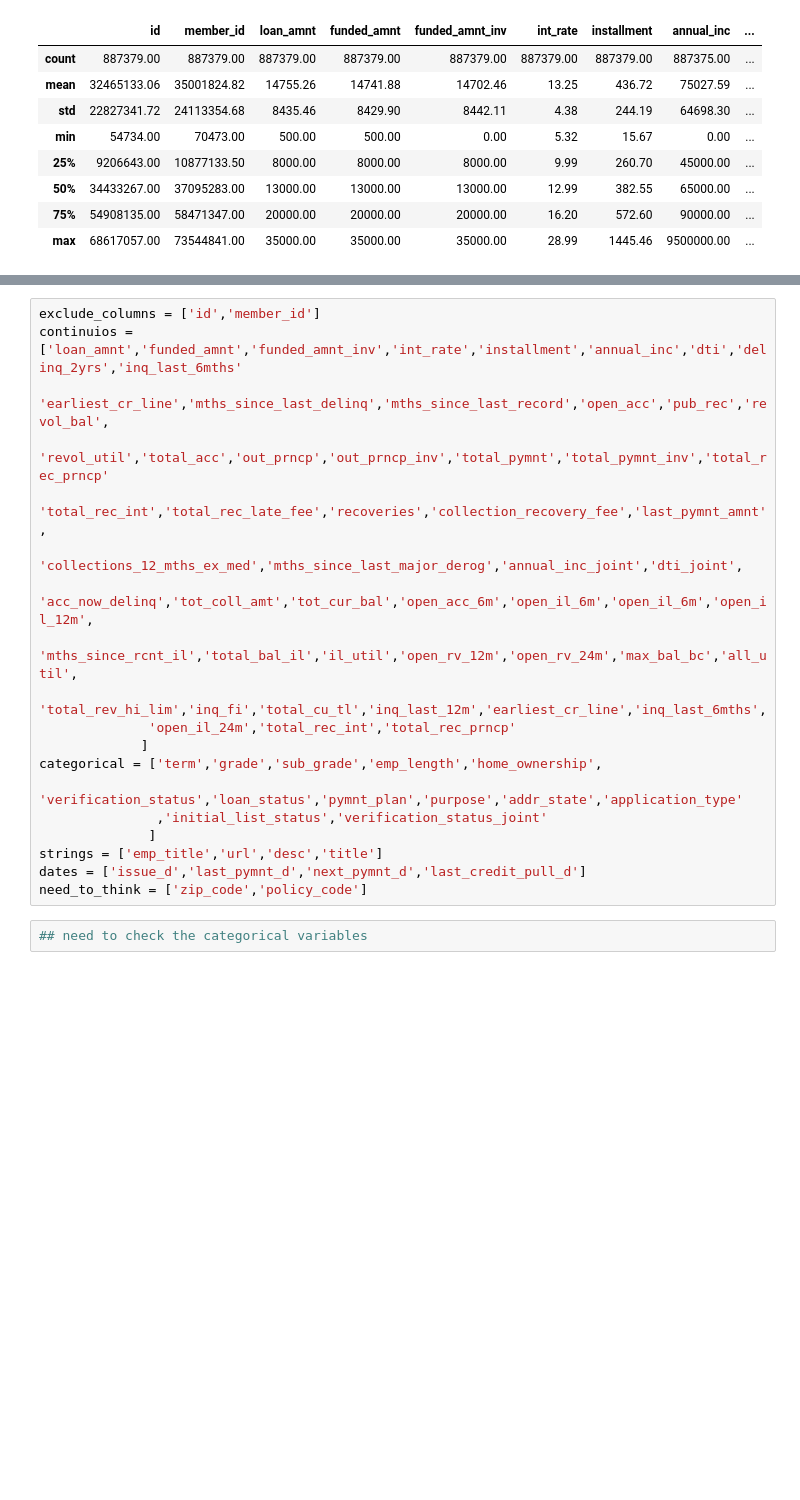
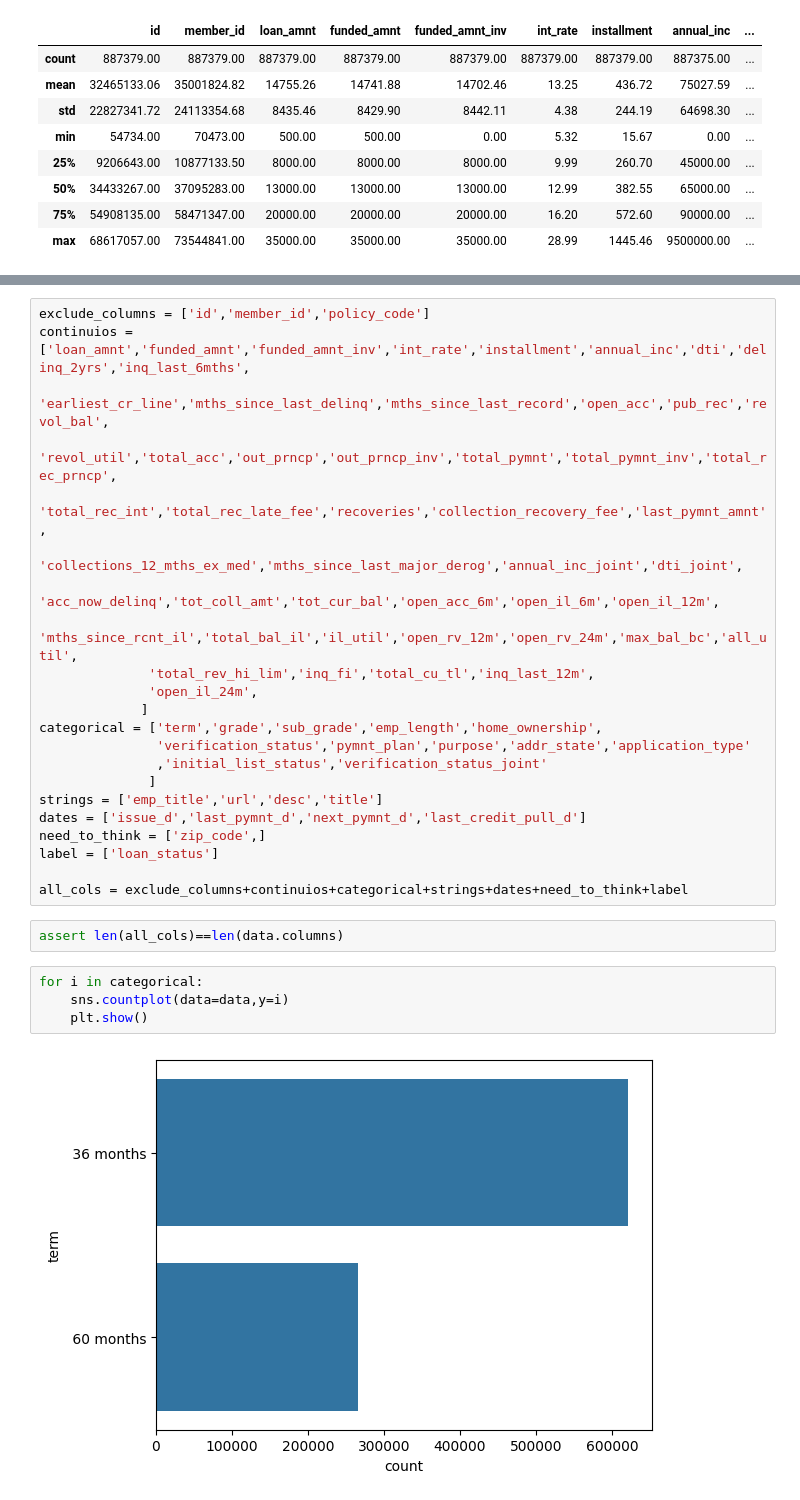
Before and after one commit to Oren-Ben/projects, a Jupyter notebook: charge_off_kaggle/co_prediction.ipynb, the cells around one changed output, grey strips where cells are left out. Saved outputs shown, nothing was run; the diff lists cells and outputs as text; blank space fills up the shorter version.

```diff
--- a/charge_off_kaggle/co_prediction.ipynb
+++ b/charge_off_kaggle/co_prediction.ipynb
@@ -95,22 +140,31 @@ Col:  term 2
 ... (128 outputs left out)
 # %%
-exclude_columns = ['id','member_id']
-continuios = ['loan_amnt','funded_amnt','funded_amnt_inv','int_rate','installment','annual_inc','dti','delinq_2yrs','inq_last_6mths'
+exclude_columns = ['id','member_id','policy_code']
+continuios = ['loan_amnt','funded_amnt','funded_amnt_inv','int_rate','installment','annual_inc','dti','delinq_2yrs','inq_last_6mths',
               'earliest_cr_line','mths_since_last_delinq','mths_since_last_record','open_acc','pub_rec','revol_bal',
-              'revol_util','total_acc','out_prncp','out_prncp_inv','total_pymnt','total_pymnt_inv','total_rec_prncp'
+              'revol_util','total_acc','out_prncp','out_prncp_inv','total_pymnt','total_pymnt_inv','total_rec_prncp',
               'total_rec_int','total_rec_late_fee','recoveries','collection_recovery_fee','last_pymnt_amnt',
               'collections_12_mths_ex_med','mths_since_last_major_derog','annual_inc_joint','dti_joint',
-              'acc_now_delinq','tot_coll_amt','tot_cur_bal','open_acc_6m','open_il_6m','open_il_6m','open_il_12m',
+              'acc_now_delinq','tot_coll_amt','tot_cur_bal','open_acc_6m','open_il_6m','open_il_12m',
               'mths_since_rcnt_il','total_bal_il','il_util','open_rv_12m','open_rv_24m','max_bal_bc','all_util',
-              'total_rev_hi_lim','inq_fi','total_cu_tl','inq_last_12m','earliest_cr_line','inq_last_6mths',
-              'open_il_24m','total_rec_int','total_rec_prncp'
+              'total_rev_hi_lim','inq_fi','total_cu_tl','inq_last_12m',
+              'open_il_24m',
              ]
 categorical = ['term','grade','sub_grade','emp_length','home_ownership',
-               'verification_status','loan_status','pymnt_plan','purpose','addr_state','application_type'
+               'verification_status','pymnt_plan','purpose','addr_state','application_type'
                ,'initial_list_status','verification_status_joint'
               ]
 strings = ['emp_title','url','desc','title']
 dates = ['issue_d','last_pymnt_d','next_pymnt_d','last_credit_pull_d']
-need_to_think = ['zip_code','policy_code']
+need_to_think = ['zip_code',]
+label = ['loan_status']
+
+all_cols = exclude_columns+continuios+categorical+strings+dates+need_to_think+label
-# %%
-## need to check the categorical variables
+# %%
+assert len(all_cols)==len(data.columns)
+# %%
+for i in categorical:
+    sns.countplot(data=data,y=i)
+    plt.show()
+# %% [output]
+[figure, added]
```
Also changed, not shown: parts of 16 cells of this notebook, 1 other file.
